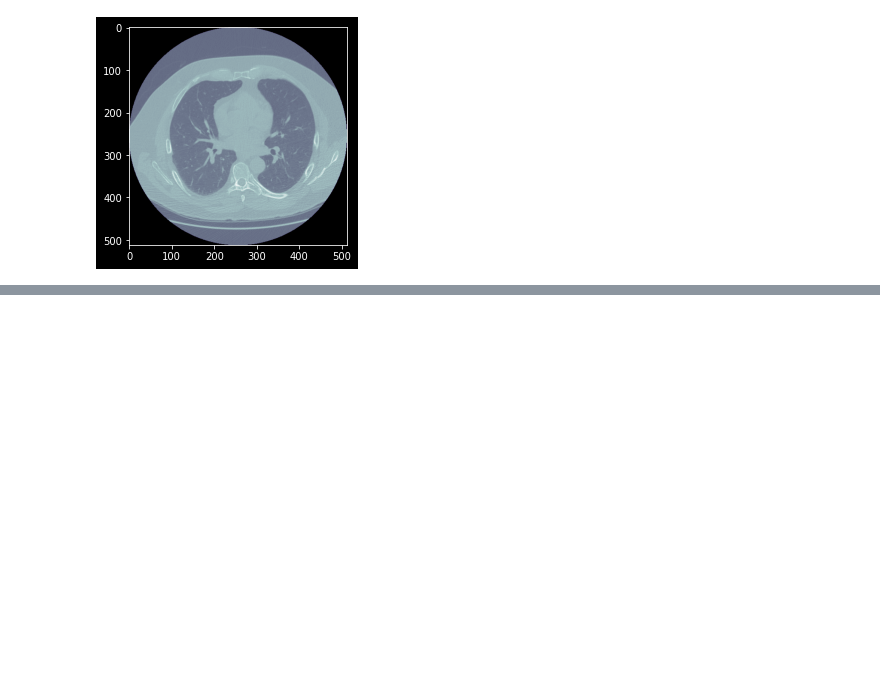
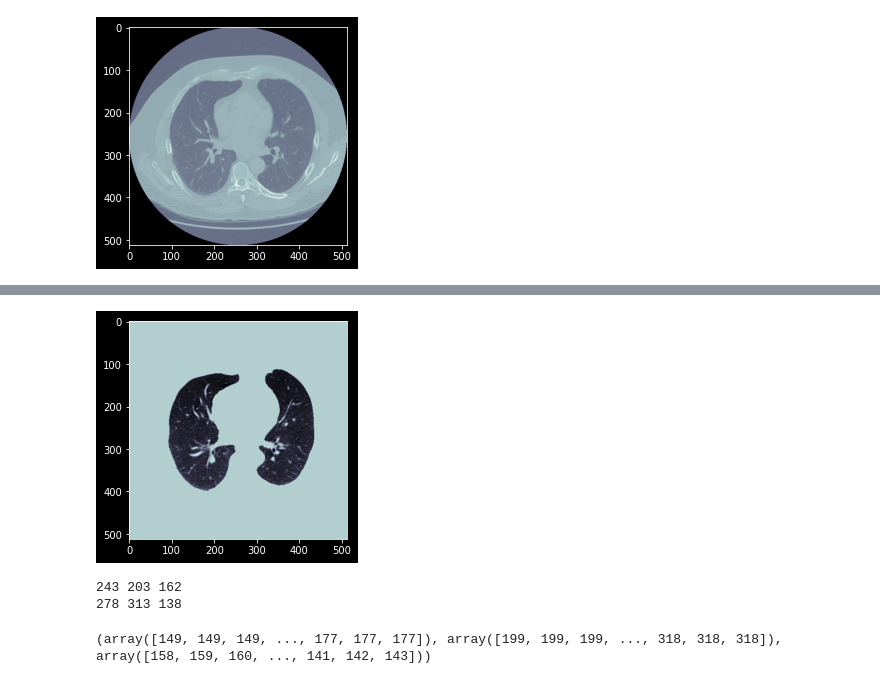
Before and after one commit to QiliangFan/NoduleDetection, a Jupyter notebook: prreprocess/test_utils.ipynb, the cells around one changed output, grey strips where cells are left out. Drawn from its saved outputs; the diff is of its cells as text; code cells hidden in the pictures; blank space fills up the shorter version.

```diff
--- a/prreprocess/test_utils.ipynb
+++ b/prreprocess/test_utils.ipynb
@@ -116,5 +119,7 @@ l
 # %%
 plt.figure()
-plt.imshow(res_seg[300], cmap="Pastel1")
+plt.imshow(res_seg[149], cmap="bone")
 plt.show()
 plt.close()
+# %% [output]
+[figure, added]
@@ -120,0 +146,5 @@ plt.close()
+# %%
+nodule = gen_nodule(img, nodule_csv, sid)
+# %% [output]
+243 203 162
+278 313 138
@@ -120,0 +153,4 @@ plt.close()
+# %%
+print(np.where(nodule>0))
+# %% [output]
+(array([149, 149, 149, ..., 177, 177, 177]), array([199, 199, 199, ..., 318, 318, 318]), array([158, 159, 160, ..., 141, 142, 143]))
```
Also changed, not shown: parts of 7 cells of this notebook, 6 other files.
